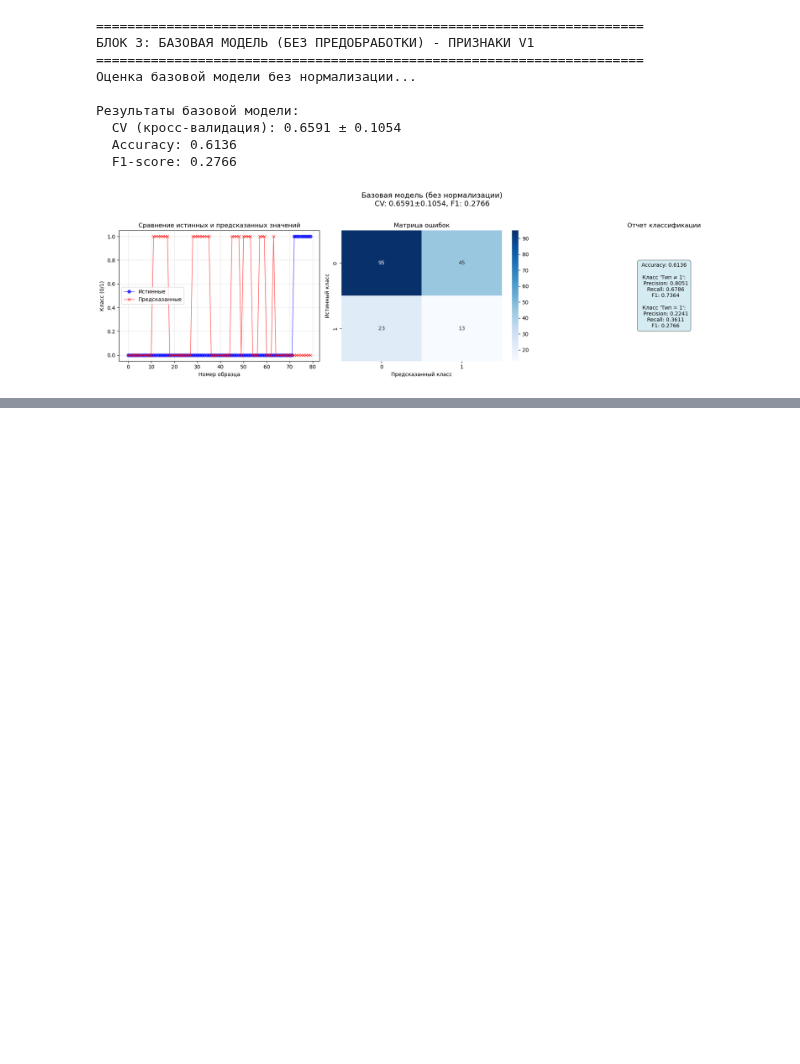
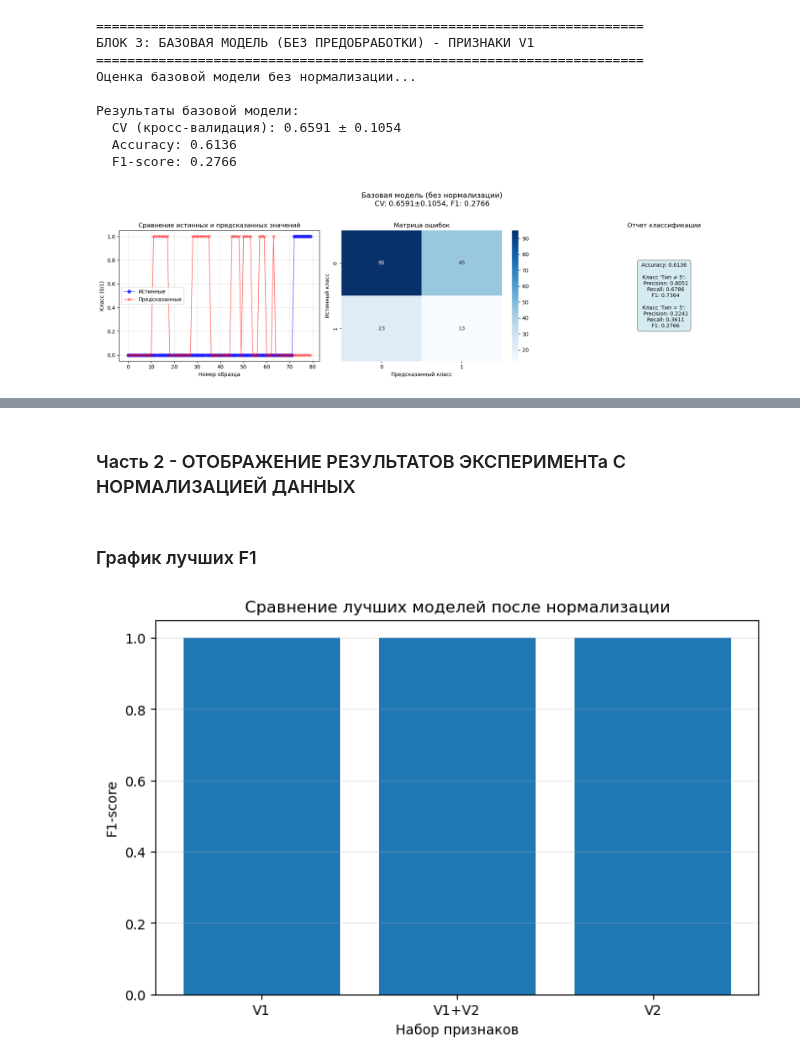
Before and after one commit to GhostCalculator19/MIA_Robo_Lab_02, a Jupyter notebook: Report/Report_A.ipynb, the cells around one changed output, grey strips where cells are left out. Drawn from its saved outputs; the diff is of its cells as text; code cells hidden in the pictures; blank space fills up the shorter version.

```diff
--- a/Report/Report_A.ipynb
+++ b/Report/Report_A.ipynb
@@ -487,0 +787,43 @@ Name: Type, Length: 176, dtype: int32>
+# %% [markdown]
+### Часть 2 - ОТОБРАЖЕНИЕ РЕЗУЛЬТАТОВ ЭКСПЕРИМЕНТа С НОРМАЛИЗАЦИЕЙ ДАННЫХ
+# %% [markdown]
+### График лучших F1
+# %%
+best_models = (
+    results_df
+    .sort_values('F1', ascending=False)
+    .groupby('Dataset')
+    .first()
+    .reset_index()
+)
+
+best_models_dict = {}
+
+for _, row in best_models.iterrows():
+
+    best_models_dict[row['Dataset']] = {
+        'model': row['model'],
+        'accuracy': row['Accuracy'],
+        'f1': row['F1'],
+        'config': row['Config'],
+        'cv_mean': row['CV'],
+        'cv_std': row['CV std'],
+        'description': row['Config']
+    }
+
+
+plt.figure(figsize=(8,5))
+
+plt.bar(
+    best_models['Dataset'],
+    best_models['F1']
+)
+
+plt.ylabel('F1-score')
+plt.xlabel('Набор признаков')
+plt.title('Сравнение лучших моделей после нормализации')
+plt.grid(True, axis='y', alpha=0.3)
+
+plt.show()
+# %% [output]
+[figure, added]
```
Also changed, not shown: parts of 61 cells of this notebook, 4 other files.
